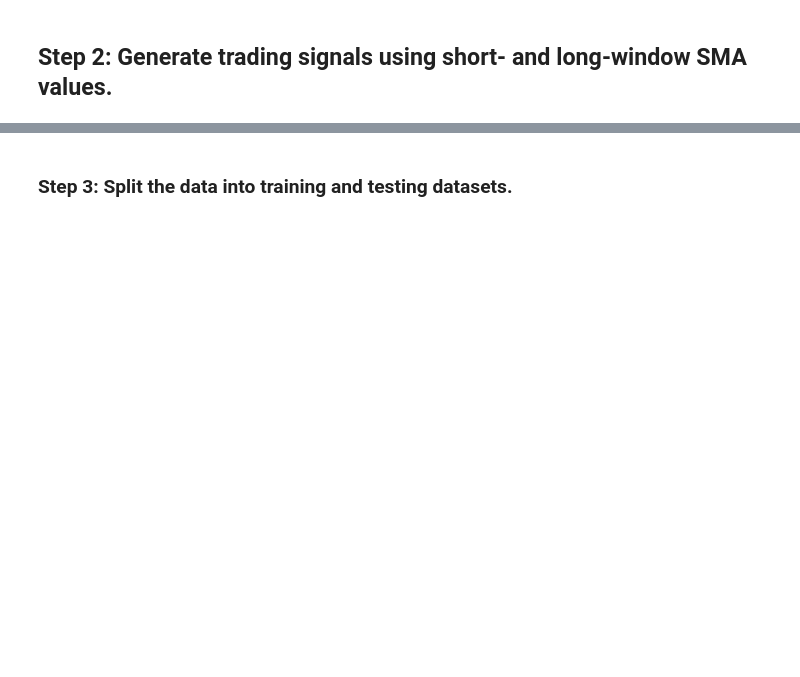
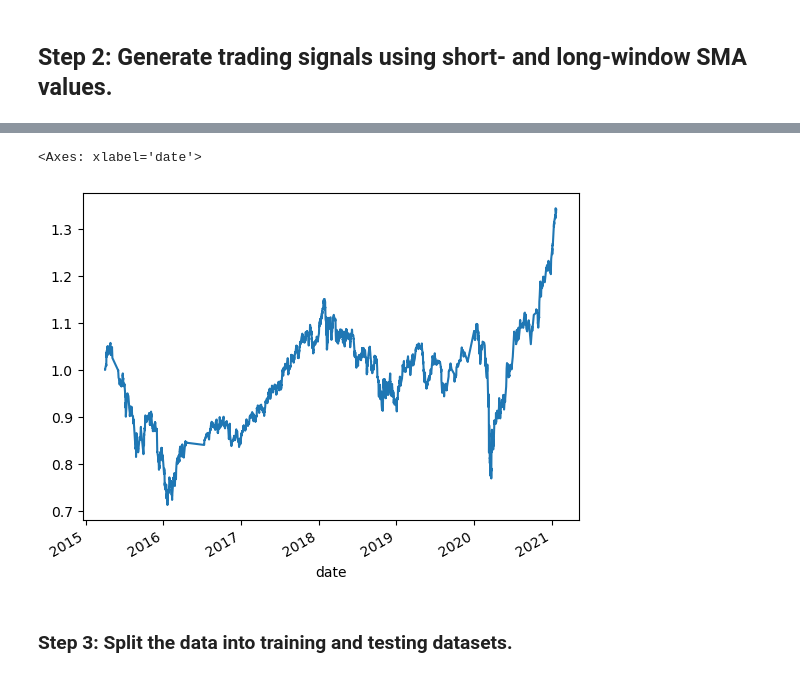
Before and after one commit to Izzlyb/module_14_algorithmic_trading, a Jupyter notebook: machine_learning_trading_bot.ipynb, the cells around one changed output, grey strips where cells are left out. Saved outputs shown, nothing was run; the diff lists cells and outputs as text; code cells hidden in the pictures; blank space fills up the shorter version.

```diff
--- a/machine_learning_trading_bot.ipynb
+++ b/machine_learning_trading_bot.ipynb
@@ -153,3 +232,8 @@ display(signals_df.tail())
+# %%
+(1 + signals_df['Actual Returns']).cumprod().plot()
+# %% [output]
+<Axes: xlabel='date'>
+[figure, added]
 # %% [markdown]
 ### Step 3: Split the data into training and testing datasets.
 # %%
```
Also changed, not shown: parts of 33 cells of this notebook, 1 other file.
